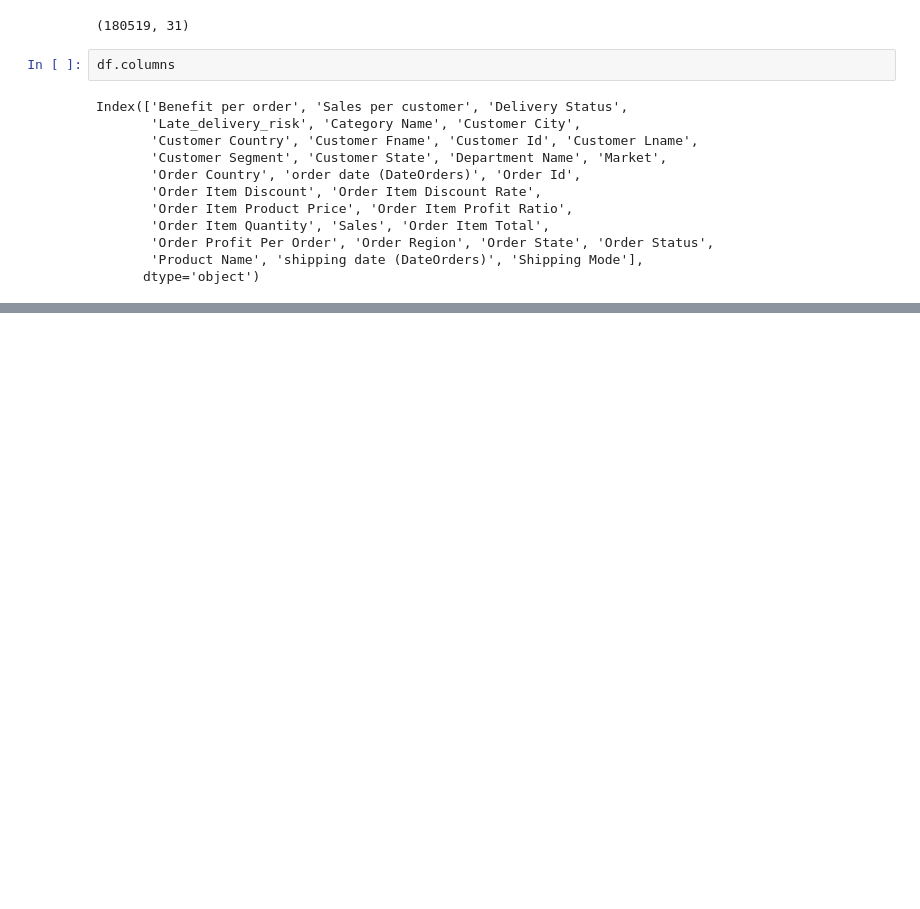
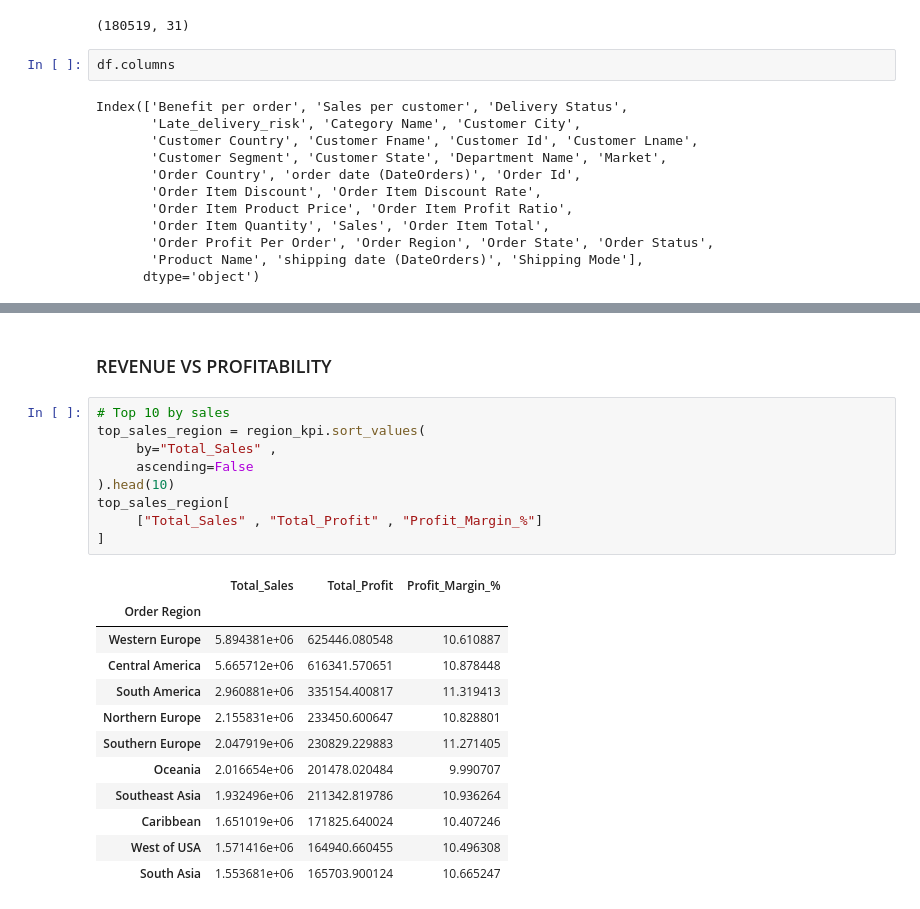
Before and after one commit to ivaibhavpawar1045/Python-Data-Analytics, a Jupyter notebook: 25_performance_segmentation_and_comparative_analysis/performance_analysis.ipynb, the cells around one changed output, grey strips where cells are left out. Saved outputs shown, nothing was run; the diff lists cells and outputs as text; blank space fills up the shorter version.

```diff
--- a/25_performance_segmentation_and_comparative_analysis/performance_analysis.ipynb
+++ b/25_performance_segmentation_and_comparative_analysis/performance_analysis.ipynb
@@ -23,0 +91,24 @@ Index(['Benefit per order', 'Sales per customer', 'Delivery Status',
+# %% [markdown]
+### REVENUE VS PROFITABILITY
+# %%
+# Top 10 by sales
+top_sales_region = region_kpi.sort_values(
+     by="Total_Sales" ,
+     ascending=False
+).head(10)
+top_sales_region[
+     ["Total_Sales" , "Total_Profit" , "Profit_Margin_%"]
+]
+# %% [output]
+|  | Total_Sales | Total_Profit | Profit_Margin_% |
+| Order Region |  |  |  |
+| Western Europe | 5.894381e+06 | 625446.080548 | 10.610887 |
+| Central America | 5.665712e+06 | 616341.570651 | 10.878448 |
+| South America | 2.960881e+06 | 335154.400817 | 11.319413 |
+| Northern Europe | 2.155831e+06 | 233450.600647 | 10.828801 |
+| Southern Europe | 2.047919e+06 | 230829.229883 | 11.271405 |
+| Oceania | 2.016654e+06 | 201478.020484 | 9.990707 |
+| Southeast Asia | 1.932496e+06 | 211342.819786 | 10.936264 |
+| Caribbean | 1.651019e+06 | 171825.640024 | 10.407246 |
+| West of USA | 1.571416e+06 | 164940.660455 | 10.496308 |
+| South Asia | 1.553681e+06 | 165703.900124 | 10.665247 |
```
Also changed, not shown: parts of 27 cells of this notebook.
